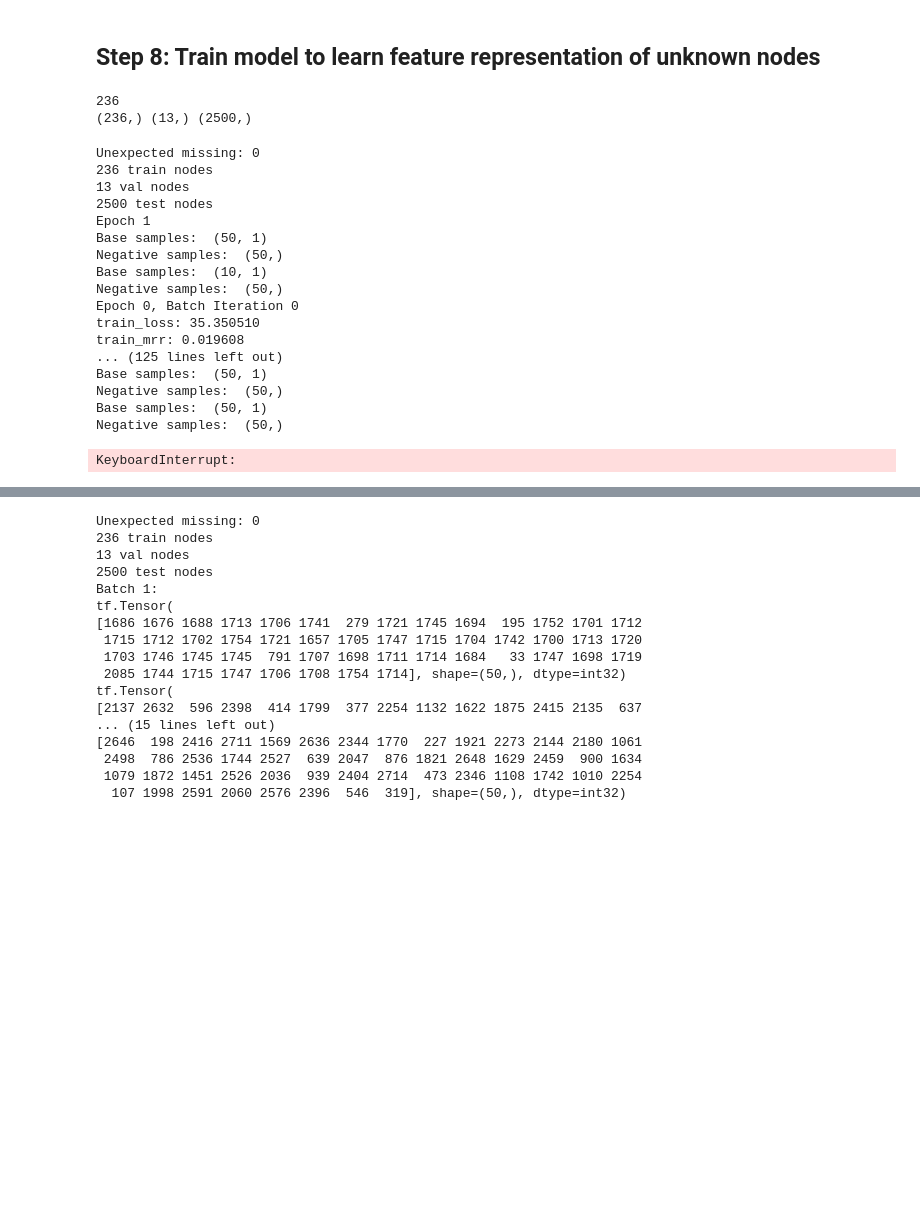
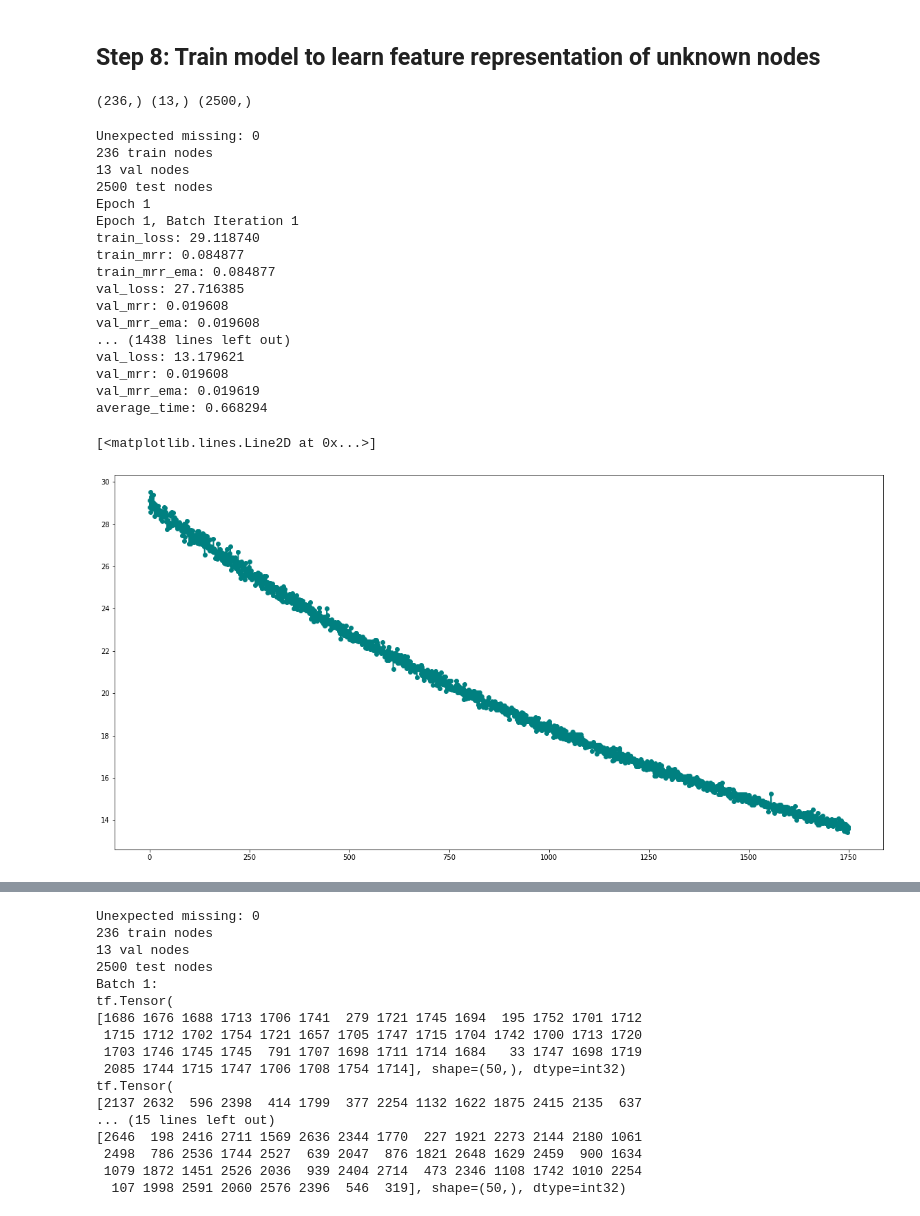
Before and after one commit to jinyangp/dso_localisation, a Jupyter notebook: data_augmentation/augmentation_graphsage.ipynb, the cells around one changed output, grey strips where cells are left out. Drawn from its saved outputs; the diff is of its cells as text; code cells hidden in the pictures; blank space fills up the shorter version.

Commit message:
finish implementation of train model

```diff
--- a/data_augmentation/augmentation_graphsage.ipynb
+++ b/data_augmentation/augmentation_graphsage.ipynb
@@ -1115,7 +1122,6 @@ class MeanAggregator(BaseLayer):
 
         # Initialise bias
         if self.bias:
-            # TODO: fix shape of bias vector
             self.bias_vals = tf.Variable(name = 'bias', initial_value = tf.zeros((output_dim), dtype = tf.float32), trainable = True)
 
     def _call(self, inputs):
@@ -1126,8 +1132,8 @@ class MeanAggregator(BaseLayer):
         output_dim = self_vecs.shape[1] # 14
 
         # Perform dropout
-        neigh_vecs = tf.nn.dropout(neigh_vecs, .999 - self.dropout)
-        self_vecs = tf.nn.dropout(self_vecs, .999 - self.dropout)
+        # neigh_vecs = tf.nn.dropout(neigh_vecs, self.dropout)
+        # self_vecs = tf.nn.dropout(self_vecs, self.dropout)
 
         # Array to store output
         output_np = np.zeros(shape = (input_batchsize, output_dim), dtype = np.float32)
@@ -1272,6 +1278,7 @@ class BipartiteEdgePredLayer(BaseLayer):
         '''
 
         # Get affinity scores
+        # TODO: aff and neg_aff are all 0s thereby causing loss to always be the same
         aff = self.affinity(inputs1, inputs2)
         neg_aff = self.neg_cost(inputs1, neg_samples, hard_neg_samples)
 
@@ -2376,9 +2405,8 @@ X_train_virtual_df = X_train_augmented_df[X_train_augmented_df['is_actual'] != 1
 # Actual RP becomes train dataset
 actual_rps_indexes = X_train_actual_df['rp_index'].unique()
 
-np.random.shuffle(actual_rps_indexes)
+# np.random.shuffle(actual_rps_indexes)
 train_size = round(int(len(actual_rps_indexes)*0.95))
-print(train_size)
 train_rps = actual_rps_indexes[:train_size]
 val_rps = actual_rps_indexes[train_size:]
 
@@ -2404,7 +2432,6 @@ for node_idx in model_graph.nodes():
         model_graph.nodes[node_idx]['test'] = True
         model_graph.nodes[node_idx]['node_type'] = -1
 # %% [output]
-236
 (236,) (13,) (2500,)
 # %%
 # Get layers information
@@ -2415,8 +2442,8 @@ SAGEInfo = namedtuple("SAGEInfo",
          'num_samples',
          'output_dim' # the output (i.e., hidden) dimension
         ])
-layer_infos = [SAGEInfo("layer_1", 10, 14),
-              SAGEInfo("layer_2", 5, 14)]
+layer_infos = [SAGEInfo("layer_1", 8, 14),
+              SAGEInfo("layer_2", 4, 14)]
 # %%
 '''
 __init__() method for GraphSAGE model:
@@ -2429,23 +2456,36 @@ graphsage_model = GraphSAGE(placeholders, avg_normalised_features, model_graph,
 
 '''def train_model(self, epochs, max_total_steps, validate_every, print_every):'''
 # Source code parameters: epochs = 1, max_total_steps = 10**10, validate_every = 5000, print_every = 50
-graphsage_model.train_model(100, 10**5, 500, 50)
+results = graphsage_model.train_model(50, 10**5, 50, 10)
 # %% [output]
 Unexpected missing: 0
 236 train nodes
 13 val nodes
 2500 test nodes
 Epoch 1
-Base samples:  (50, 1)
-Negative samples:  (50,)
-Base samples:  (10, 1)
-Negative samples:  (50,)
-Epoch 0, Batch Iteration 0
-train_loss: 35.350510
-train_mrr: 0.019608
-... (125 lines left out)
-Base samples:  (50, 1)
-Negative samples:  (50,)
-Base samples:  (50, 1)
-Negative samples:  (50,)
+Epoch 1, Batch Iteration 1
+train_loss: 29.118740
+train_mrr: 0.084877
+train_mrr_ema: 0.084877
+val_loss: 27.716385
+val_mrr: 0.019608
+val_mrr_ema: 0.019608
+... (1438 lines left out)
+val_loss: 13.179621
+val_mrr: 0.019608
+val_mrr_ema: 0.019619
+average_time: 0.668294
-KeyboardInterrupt:
+# %%
+# learning rate of 0.0001
+train_loss = []
+for loss in results['train_loss']:
+    train_loss.append(loss.numpy())
+iters = [_ for _ in range(len(train_loss))]
+
+import matplotlib.pyplot as plt
+plt.rcParams['figure.figsize'] = [20, 10]
+
+plt.plot(iters, train_loss, marker='o', color = 'teal')
+# %% [output]
+[<matplotlib.lines.Line2D at 0x...>]
+[figure, added]
```
Also changed, not shown: parts of 13 cells of this notebook.
